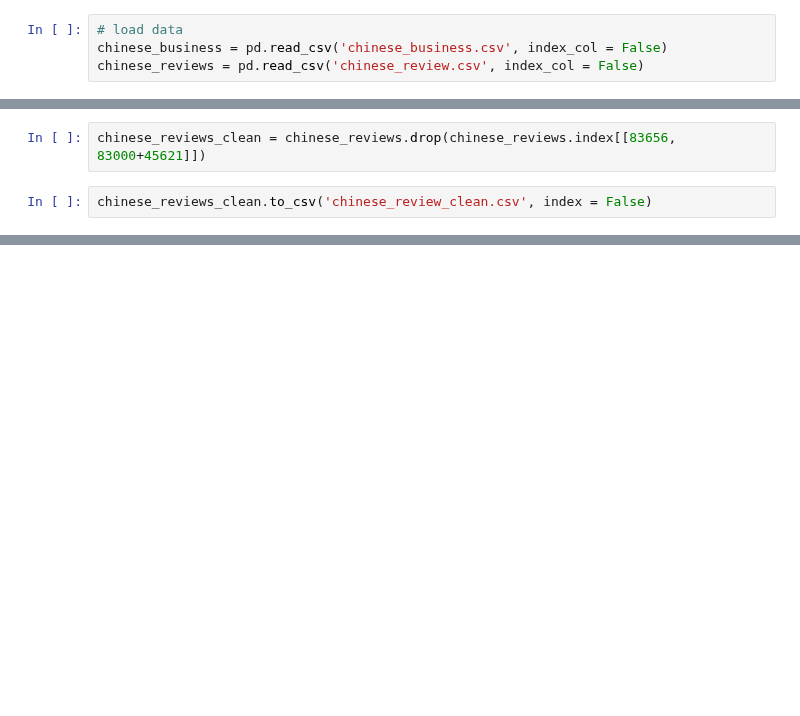
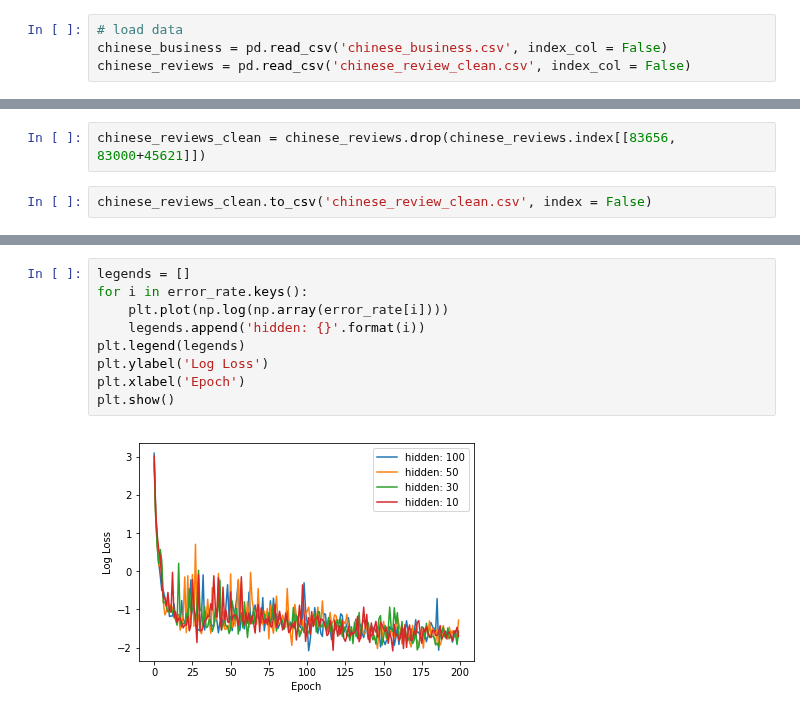
Before and after one commit to CornellDataScience/NLP_Research-FA17, a Jupyter notebook: topic_over_time/notebook/auto_encoder.ipynb, the cells around one changed output, grey strips where cells are left out. Drawn from its saved outputs; the diff is of its cells as text; blank space fills up the shorter version.

```diff
--- a/topic_over_time/notebook/auto_encoder.ipynb
+++ b/topic_over_time/notebook/auto_encoder.ipynb
@@ -12,7 +13,7 @@ Individual reviews contain too much variance, and cannot generalize the topic di
 # %%
 # load data
 chinese_business = pd.read_csv('chinese_business.csv', index_col = False)
-chinese_reviews = pd.read_csv('chinese_review.csv', index_col = False)
+chinese_reviews = pd.read_csv('chinese_review_clean.csv', index_col = False)
 # %%
 # load pre-trained topic models
 with open("model/chinese_counter.pkl", "rb") as f:
@@ -131,0 +192,11 @@ chinese_reviews_clean.to_csv('chinese_review_clean.csv', index = False)
+# %%
+legends = []
+for i in error_rate.keys():
+    plt.plot(np.log(np.array(error_rate[i])))
+    legends.append('hidden: {}'.format(i))
+plt.legend(legends)
+plt.ylabel('Log Loss')
+plt.xlabel('Epoch')
+plt.show()
+# %% [output]
+[figure, added]
```
Also changed, not shown: parts of 4 cells of this notebook.
